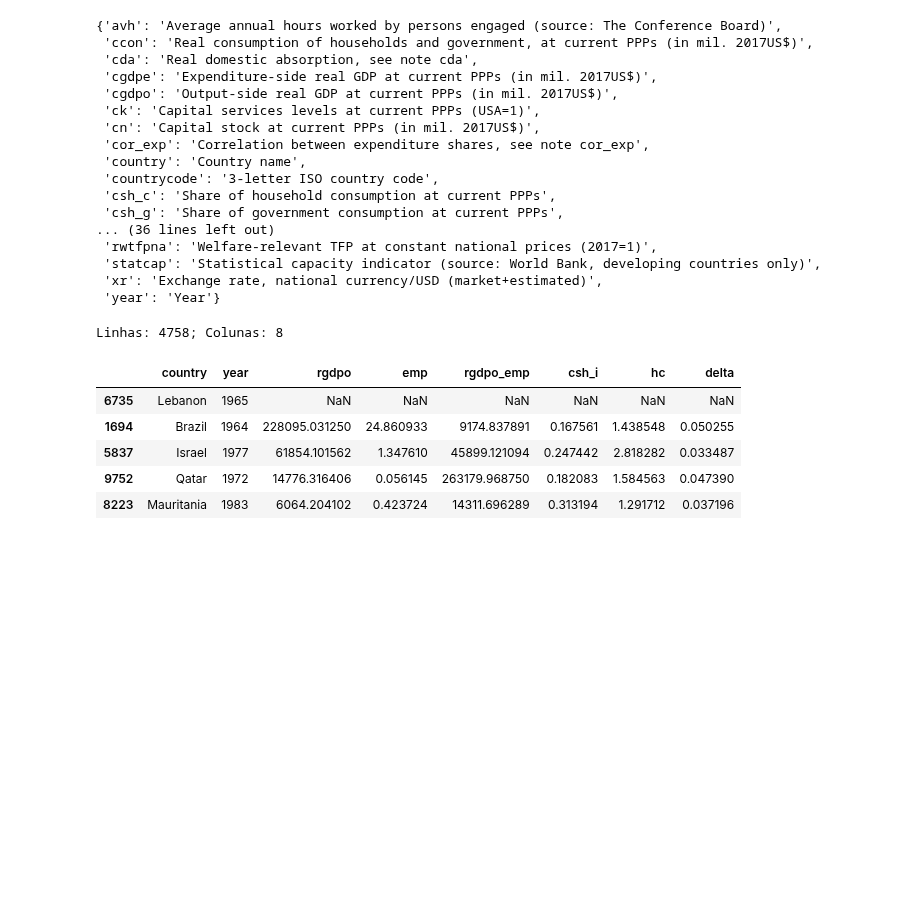
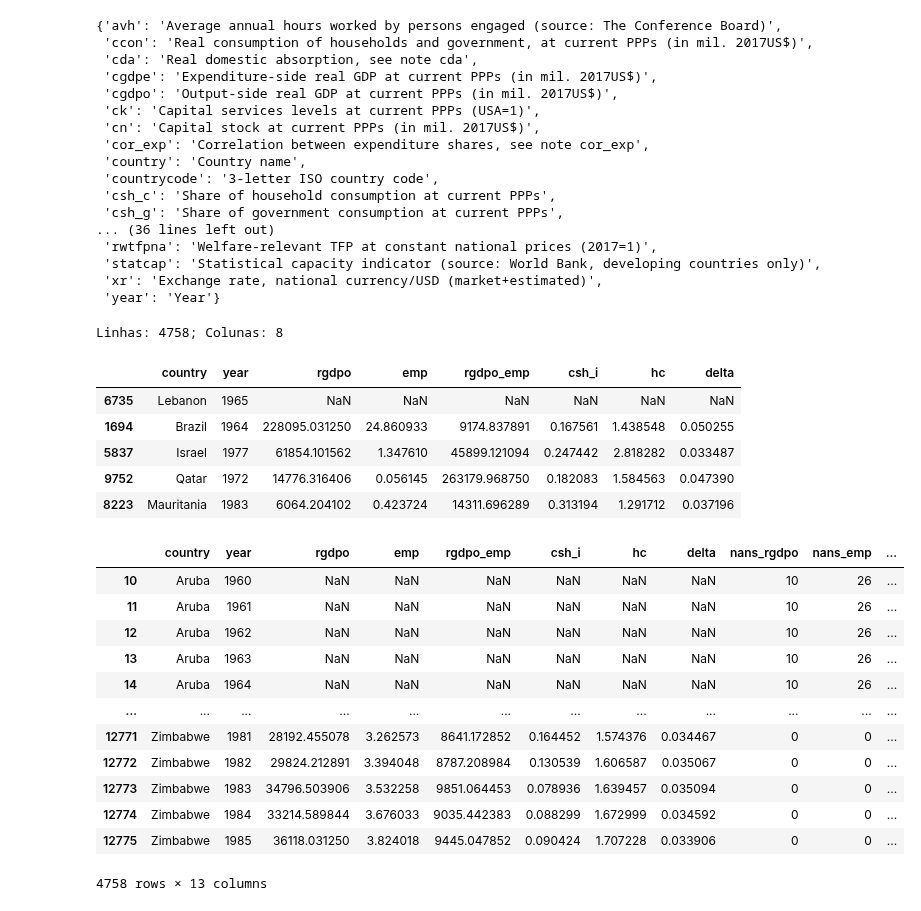
Before and after one commit to Pugianf/Big_Data_and_Public_Sector_I, a Jupyter notebook: Atividade_1.ipynb, the cells around one changed output. Drawn from its saved outputs; the diff is of its cells as text; code cells hidden in the pictures; blank space fills up the shorter version.

```diff
--- a/Atividade_1.ipynb
+++ b/Atividade_1.ipynb
@@ -582,3 +582,26 @@ Linhas: 4758; Colunas: 8
 | 5837 | Israel | 1977 | 61854.101562 | 1.347610 | 45899.121094 | 0.247442 | 2.818282 | 0.033487 |
 | 9752 | Qatar | 1972 | 14776.316406 | 0.056145 | 263179.968750 | 0.182083 | 1.584563 | 0.047390 |
 | 8223 | Mauritania | 1983 | 6064.204102 | 0.423724 | 14311.696289 | 0.313194 | 1.291712 | 0.037196 |
+# %%
+# contando nans
+
+for sVariavel in ["rgdpo", "emp", "csh_i", "hc", "delta"]:
+  dataSolow[f"nans_{sVariavel}"] = dataSolow[f"{sVariavel}"].isnull().groupby(dataSolow["country"]).transform('sum')
+
+# Vendo resultado
+
+dataSolow
+# %% [output]
+|  | country | year | rgdpo | emp | rgdpo_emp | csh_i | hc | delta | nans_rgdpo | nans_emp | ... |
+| 10 | Aruba | 1960 | NaN | NaN | NaN | NaN | NaN | NaN | 10 | 26 | ... |
+| 11 | Aruba | 1961 | NaN | NaN | NaN | NaN | NaN | NaN | 10 | 26 | ... |
+| 12 | Aruba | 1962 | NaN | NaN | NaN | NaN | NaN | NaN | 10 | 26 | ... |
+| 13 | Aruba | 1963 | NaN | NaN | NaN | NaN | NaN | NaN | 10 | 26 | ... |
+| 14 | Aruba | 1964 | NaN | NaN | NaN | NaN | NaN | NaN | 10 | 26 | ... |
+| ... | ... | ... | ... | ... | ... | ... | ... | ... | ... | ... | ... |
+| 12771 | Zimbabwe | 1981 | 28192.455078 | 3.262573 | 8641.172852 | 0.164452 | 1.574376 | 0.034467 | 0 | 0 | ... |
+| 12772 | Zimbabwe | 1982 | 29824.212891 | 3.394048 | 8787.208984 | 0.130539 | 1.606587 | 0.035067 | 0 | 0 | ... |
+| 12773 | Zimbabwe | 1983 | 34796.503906 | 3.532258 | 9851.064453 | 0.078936 | 1.639457 | 0.035094 | 0 | 0 | ... |
+| 12774 | Zimbabwe | 1984 | 33214.589844 | 3.676033 | 9035.442383 | 0.088299 | 1.672999 | 0.034592 | 0 | 0 | ... |
+| 12775 | Zimbabwe | 1985 | 36118.031250 | 3.824018 | 9445.047852 | 0.090424 | 1.707228 | 0.033906 | 0 | 0 | ... |
+4758 rows × 13 columns
```
Also changed, not shown: parts of 15 cells of this notebook.
